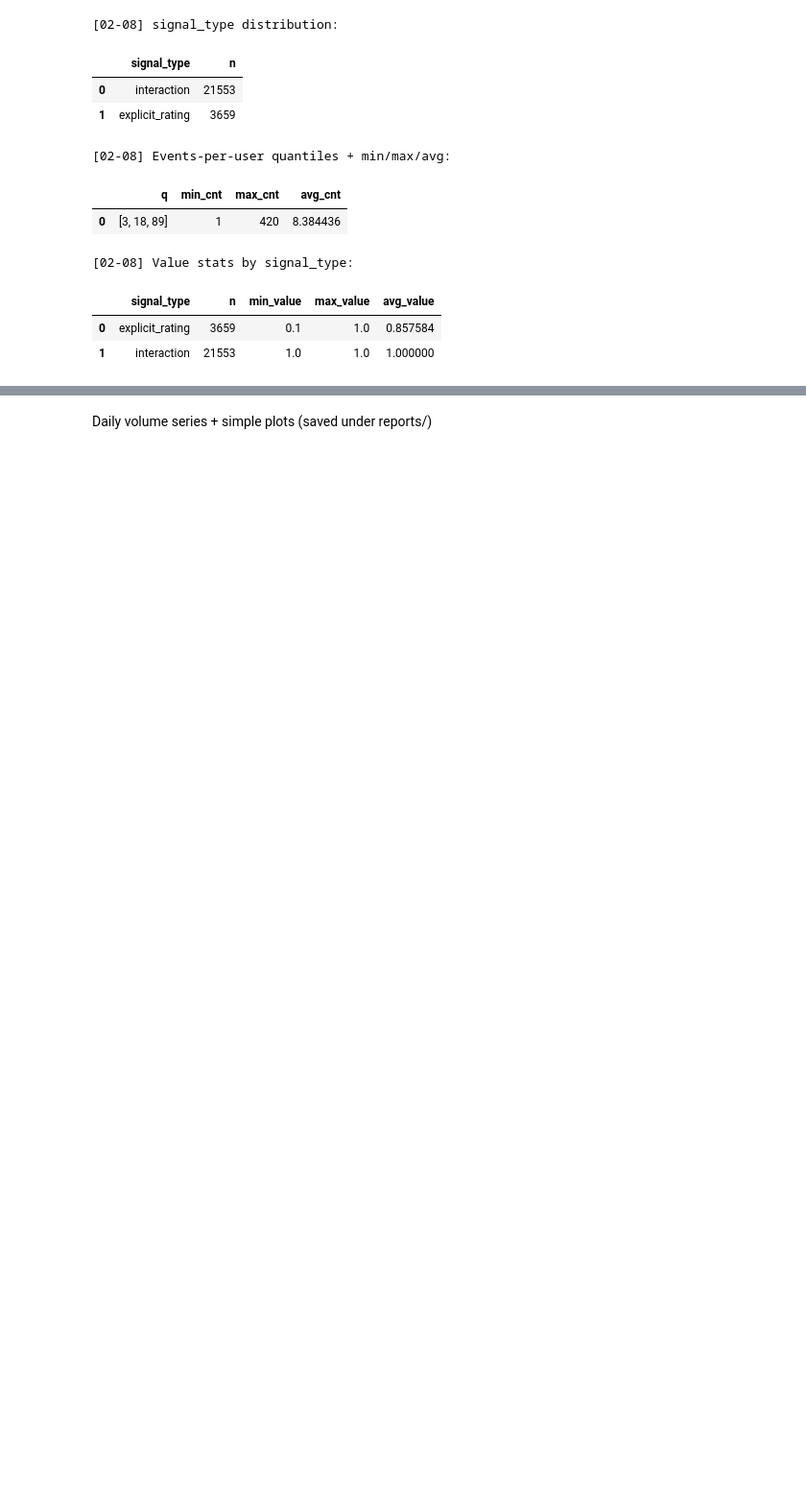
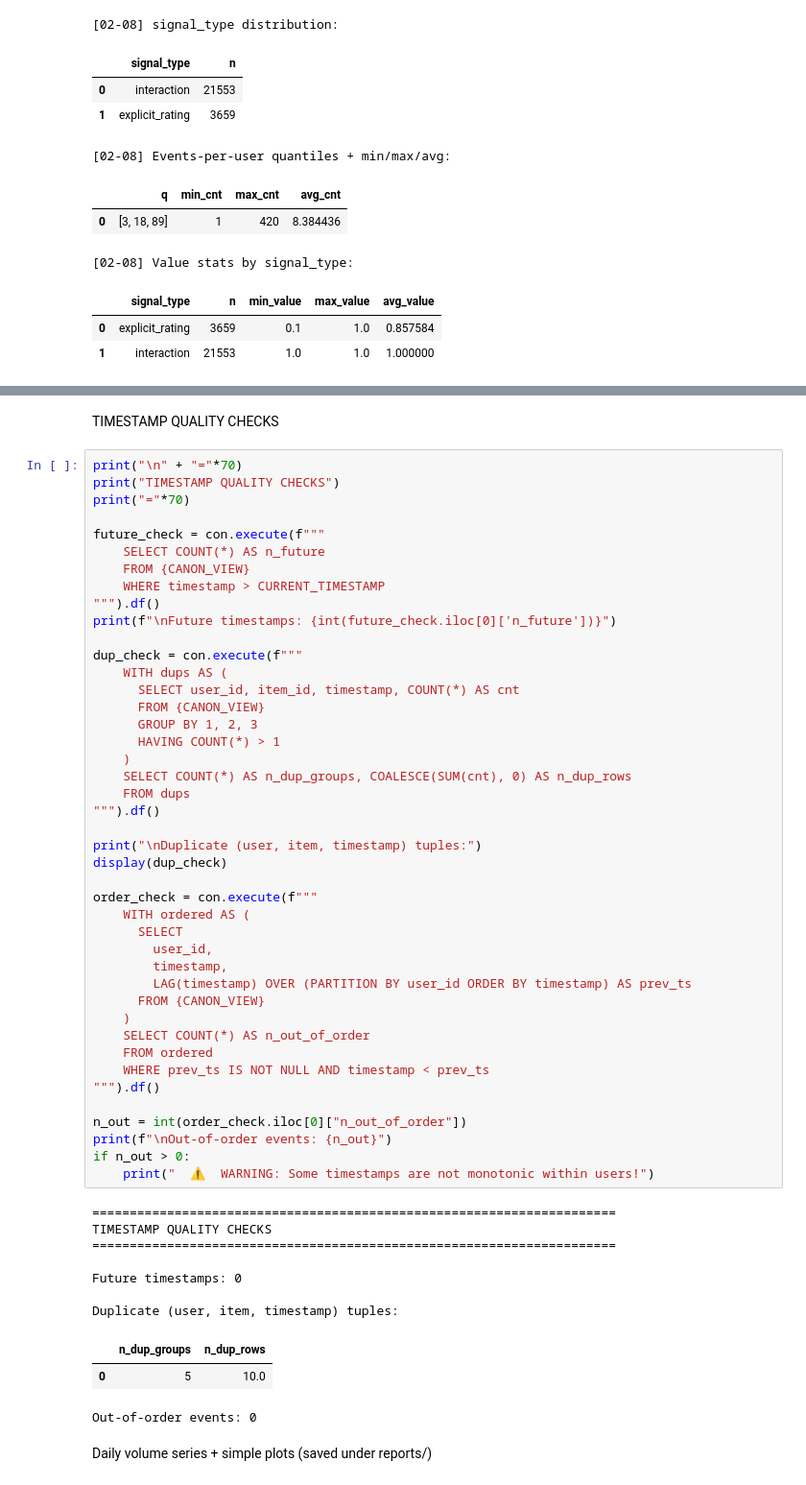
Before and after one commit to jamalla/mooc-coldstart-session-meta, a Jupyter notebook: notebooks/02_eda_target_mooc.ipynb, the cells around one changed output, grey strips where cells are left out. Shown: that part at 96% size. Saved outputs shown, nothing was run; the diff lists cells and outputs as text; blank space fills up the shorter version.

```diff
--- a/notebooks/02_eda_target_mooc.ipynb
+++ b/notebooks/02_eda_target_mooc.ipynb
@@ -411,2 +549,58 @@ display(value_stats)
+# %% [markdown]
+TIMESTAMP QUALITY CHECKS
+# %%
+print("\n" + "="*70)
+print("TIMESTAMP QUALITY CHECKS")
+print("="*70)
+
+future_check = con.execute(f"""
+    SELECT COUNT(*) AS n_future
+    FROM {CANON_VIEW}
+    WHERE timestamp > CURRENT_TIMESTAMP
+""").df()
+print(f"\nFuture timestamps: {int(future_check.iloc[0]['n_future'])}")
+
+dup_check = con.execute(f"""
+    WITH dups AS (
+      SELECT user_id, item_id, timestamp, COUNT(*) AS cnt
+      FROM {CANON_VIEW}
+      GROUP BY 1, 2, 3
+      HAVING COUNT(*) > 1
+    )
+    SELECT COUNT(*) AS n_dup_groups, COALESCE(SUM(cnt), 0) AS n_dup_rows
+    FROM dups
+""").df()
+
+print("\nDuplicate (user, item, timestamp) tuples:")
+display(dup_check)
+
+order_check = con.execute(f"""
+    WITH ordered AS (
+      SELECT
+        user_id,
+        timestamp,
+        LAG(timestamp) OVER (PARTITION BY user_id ORDER BY timestamp) AS prev_ts
+      FROM {CANON_VIEW}
+    )
+    SELECT COUNT(*) AS n_out_of_order
+    FROM ordered
+    WHERE prev_ts IS NOT NULL AND timestamp < prev_ts
+""").df()
+
+n_out = int(order_check.iloc[0]["n_out_of_order"])
+print(f"\nOut-of-order events: {n_out}")
+if n_out > 0:
+    print("  ⚠️  WARNING: Some timestamps are not monotonic within users!")
+# %% [output]
+======================================================================
+TIMESTAMP QUALITY CHECKS
+======================================================================
+
+Future timestamps: 0
+
+Duplicate (user, item, timestamp) tuples:
+|  | n_dup_groups | n_dup_rows |
+| 0 | 5 | 10.0 |
+Out-of-order events: 0
 # %% [markdown]
 Daily volume series + simple plots (saved under reports/)
```
Also changed, not shown: parts of 10 cells of this notebook.
